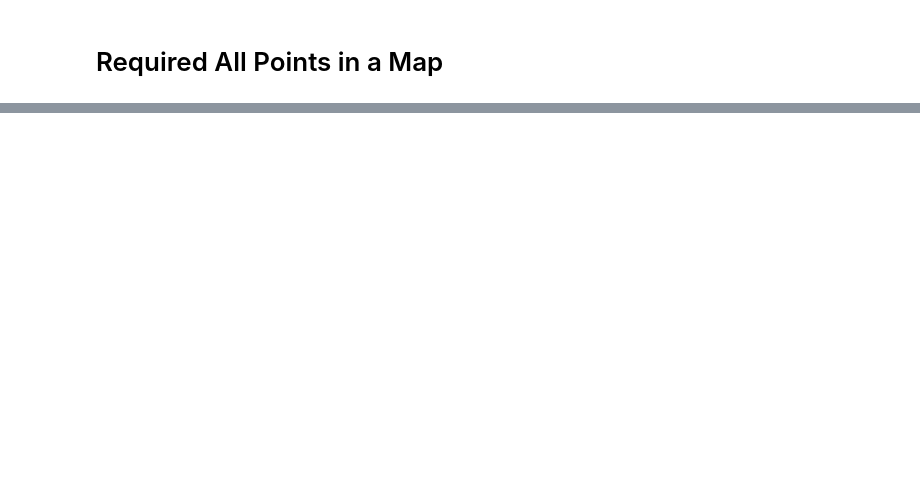
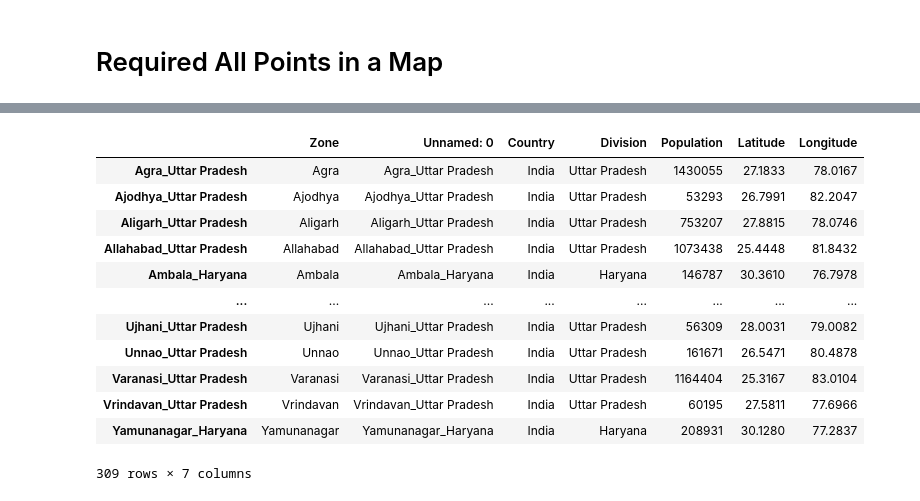
Before and after one commit to asifzmn/Air_Quality_Analysis, a Jupyter notebook: visualization/EDA_meta_data.ipynb, the cells around one changed output, grey strips where cells are left out. Cells and saved outputs as stored; diff of their text form; code cells hidden in the pictures; blank space fills up the shorter version.

```diff
--- a/visualization/EDA_meta_data.ipynb
+++ b/visualization/EDA_meta_data.ipynb
@@ -49,3 +71,20 @@ metadata
+# %%
+india_bd_trajectory_regions = ['NCT','West Bengal','Haryana','Uttar Pradesh','Bihar']
+meteoblue_zones =  metadata[(metadata.Country=='Bangladesh') | ((metadata.Country=='India') & (metadata.Division.isin(india_bd_trajectory_regions)))]
+# %% [output]
+|  | Zone | Unnamed: 0 | Country | Division | Population | Latitude | Longitude |
+| Agra_Uttar Pradesh | Agra | Agra_Uttar Pradesh | India | Uttar Pradesh | 1430055 | 27.1833 | 78.0167 |
+| Ajodhya_Uttar Pradesh | Ajodhya | Ajodhya_Uttar Pradesh | India | Uttar Pradesh | 53293 | 26.7991 | 82.2047 |
+| Aligarh_Uttar Pradesh | Aligarh | Aligarh_Uttar Pradesh | India | Uttar Pradesh | 753207 | 27.8815 | 78.0746 |
+| Allahabad_Uttar Pradesh | Allahabad | Allahabad_Uttar Pradesh | India | Uttar Pradesh | 1073438 | 25.4448 | 81.8432 |
+| Ambala_Haryana | Ambala | Ambala_Haryana | India | Haryana | 146787 | 30.3610 | 76.7978 |
+| ... | ... | ... | ... | ... | ... | ... | ... |
+| Ujhani_Uttar Pradesh | Ujhani | Ujhani_Uttar Pradesh | India | Uttar Pradesh | 56309 | 28.0031 | 79.0082 |
+| Unnao_Uttar Pradesh | Unnao | Unnao_Uttar Pradesh | India | Uttar Pradesh | 161671 | 26.5471 | 80.4878 |
+| Varanasi_Uttar Pradesh | Varanasi | Varanasi_Uttar Pradesh | India | Uttar Pradesh | 1164404 | 25.3167 | 83.0104 |
+| Vrindavan_Uttar Pradesh | Vrindavan | Vrindavan_Uttar Pradesh | India | Uttar Pradesh | 60195 | 27.5811 | 77.6966 |
+| Yamunanagar_Haryana | Yamunanagar | Yamunanagar_Haryana | India | Haryana | 208931 | 30.1280 | 77.2837 |
+309 rows × 7 columns
 # %%
 metadata_region
 # %% [output]
```
Also changed, not shown: parts of 7 cells of this notebook, 10 other files.
